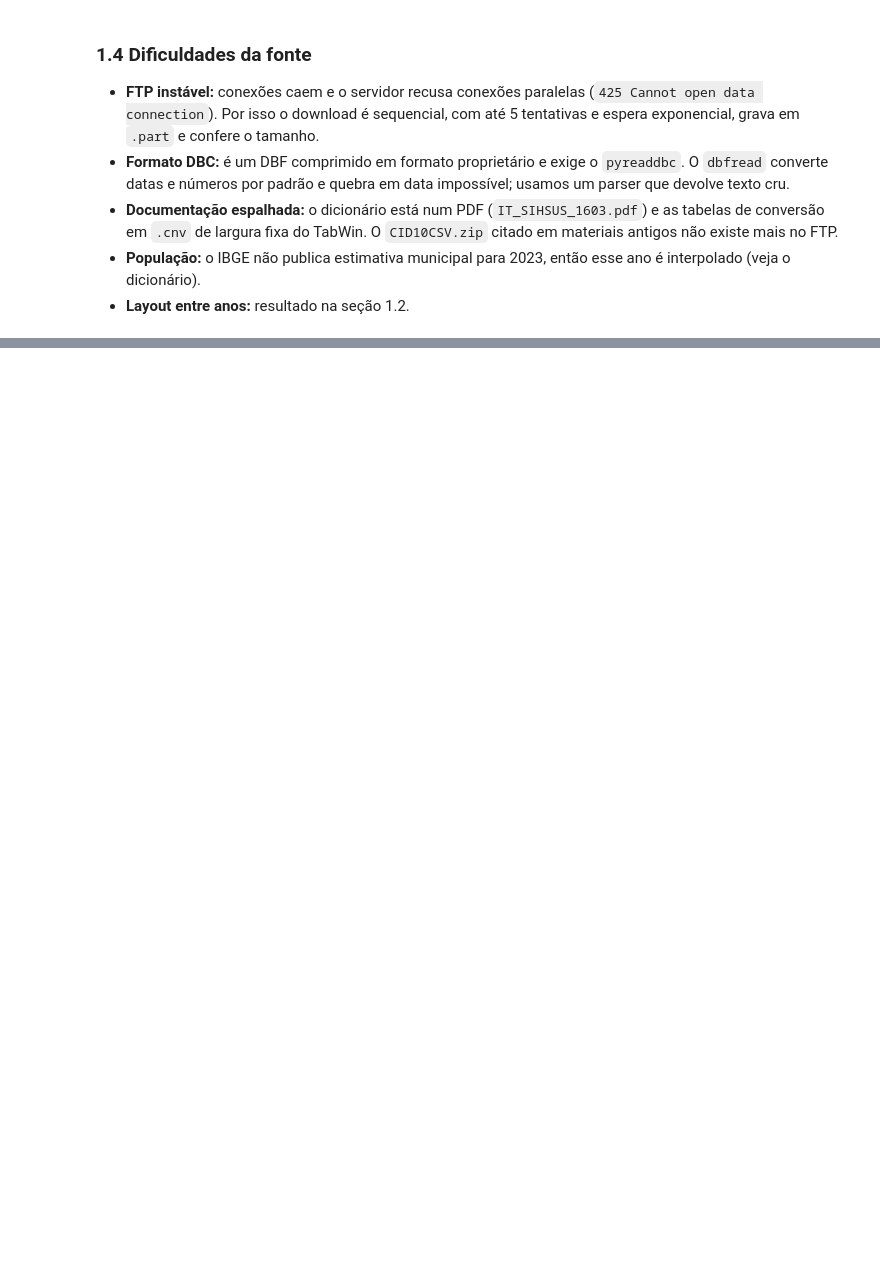
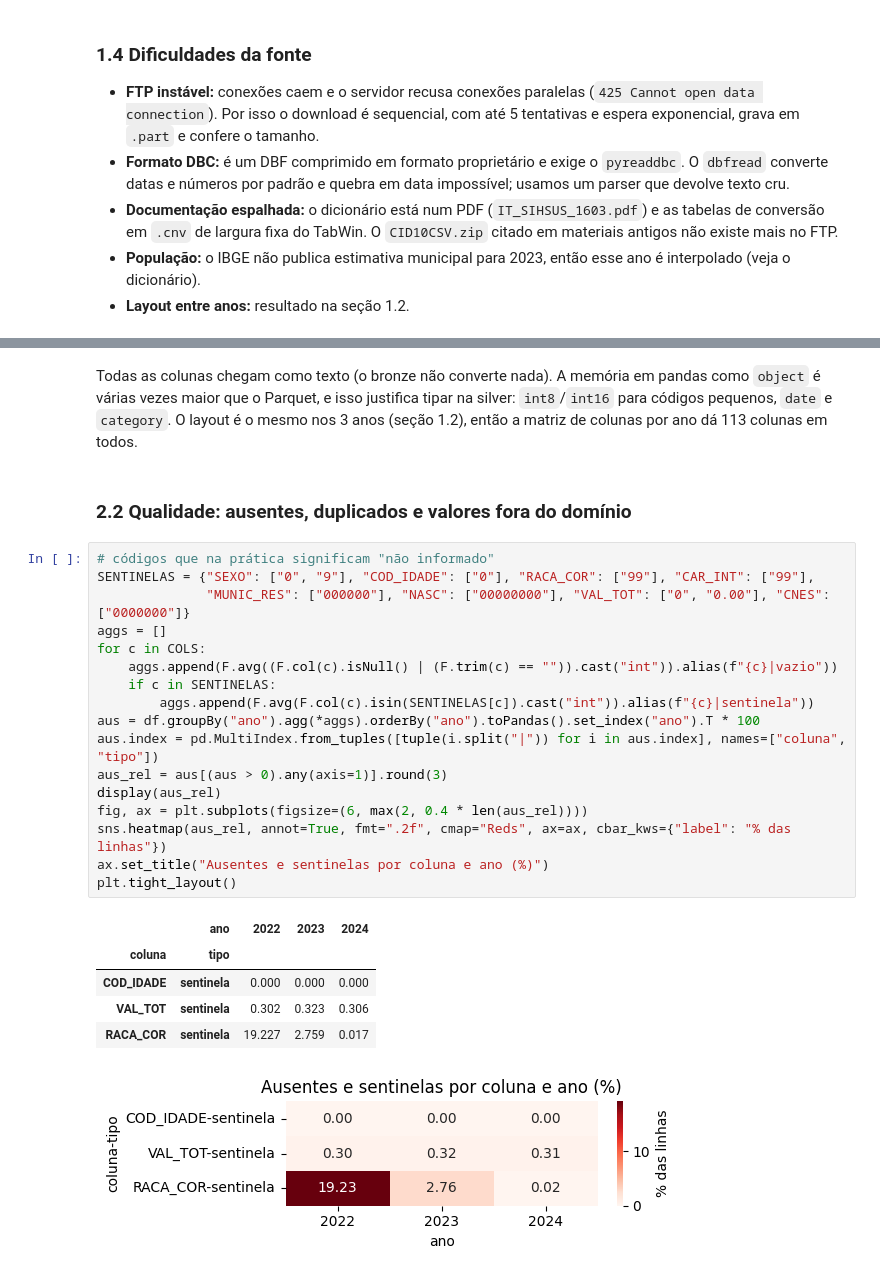
Before and after one commit to Edryck/sih-sus-pipeline-big-data, a Jupyter notebook: notebooks/projeto_final.ipynb, the cells around one changed output, grey strips where cells are left out. Saved outputs shown, nothing was run; the diff lists cells and outputs as text; blank space fills up the shorter version.

```diff
--- a/notebooks/projeto_final.ipynb
+++ b/notebooks/projeto_final.ipynb
@@ -122,0 +253,28 @@ plt.tight_layout()
+# %% [markdown]
+Todas as colunas chegam como texto (o bronze não converte nada). A memória em pandas como `object` é várias vezes maior que o Parquet, e isso justifica tipar na silver: `int8`/`int16` para códigos pequenos, `date` e `category`. O layout é o mesmo nos 3 anos (seção 1.2), então a matriz de colunas por ano dá 113 colunas em todos.
+# %% [markdown]
+### 2.2 Qualidade: ausentes, duplicados e valores fora do domínio
+# %%
+# códigos que na prática significam "não informado"
+SENTINELAS = {"SEXO": ["0", "9"], "COD_IDADE": ["0"], "RACA_COR": ["99"], "CAR_INT": ["99"],
+              "MUNIC_RES": ["000000"], "NASC": ["00000000"], "VAL_TOT": ["0", "0.00"], "CNES": ["0000000"]}
+aggs = []
+for c in COLS:
+    aggs.append(F.avg((F.col(c).isNull() | (F.trim(c) == "")).cast("int")).alias(f"{c}|vazio"))
+    if c in SENTINELAS:
+        aggs.append(F.avg(F.col(c).isin(SENTINELAS[c]).cast("int")).alias(f"{c}|sentinela"))
+aus = df.groupBy("ano").agg(*aggs).orderBy("ano").toPandas().set_index("ano").T * 100
+aus.index = pd.MultiIndex.from_tuples([tuple(i.split("|")) for i in aus.index], names=["coluna", "tipo"])
+aus_rel = aus[(aus > 0).any(axis=1)].round(3)
+display(aus_rel)
+fig, ax = plt.subplots(figsize=(6, max(2, 0.4 * len(aus_rel))))
+sns.heatmap(aus_rel, annot=True, fmt=".2f", cmap="Reds", ax=ax, cbar_kws={"label": "% das linhas"})
+ax.set_title("Ausentes e sentinelas por coluna e ano (%)")
+plt.tight_layout()
+# %% [output]
+|  | ano | 2022 | 2023 | 2024 |
+| coluna | tipo |  |  |  |
+| COD_IDADE | sentinela | 0.000 | 0.000 | 0.000 |
+| VAL_TOT | sentinela | 0.302 | 0.323 | 0.306 |
+| RACA_COR | sentinela | 19.227 | 2.759 | 0.017 |
+[figure, added]
```
Also changed, not shown: parts of 26 cells of this notebook, 3 other files.
